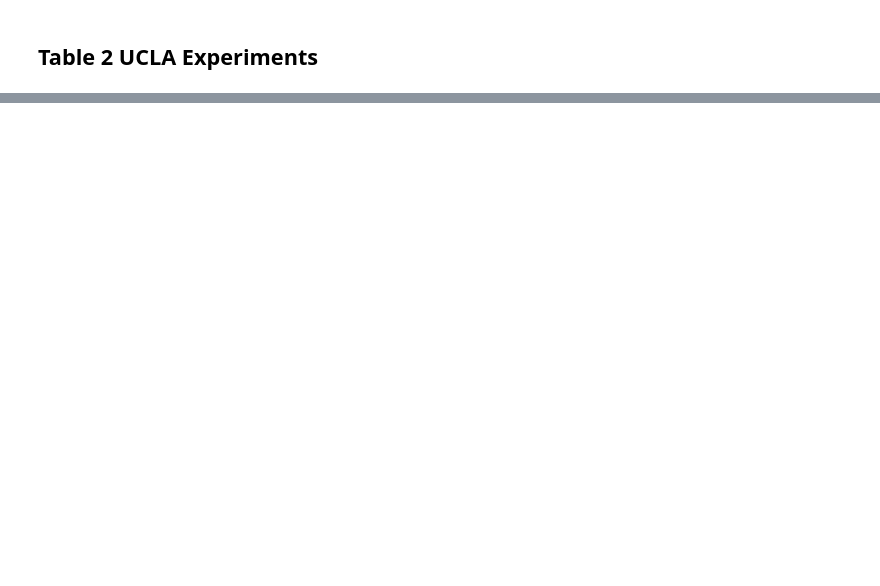
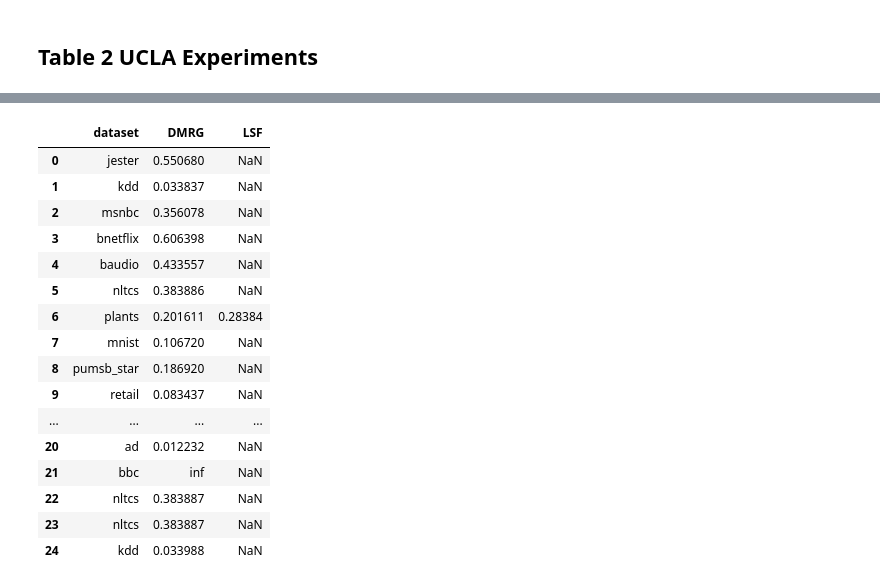
Before and after one commit to marawangamal/ptn, a Jupyter notebook: scripts/results.ipynb, the cells around one changed output, grey strips where cells are left out. Drawn from its saved outputs; the diff is of its cells as text; code cells hidden in the pictures; blank space fills up the shorter version.

```diff
--- a/scripts/results.ipynb
+++ b/scripts/results.ipynb
@@ -332 +354,3 @@ df = load_wandb_runs('ptn-dmrg', log_specs=[{'name': 'eval/loss', 'reduce': 'min
+# %%
+df_ptn = load_wandb_runs('ptn-ucla', log_specs=[{'name': 'val/loss', 'reduce': 'min'}], config_attrs=['dataset', 'model'])
 # %%
@@ -358,0 +398,27 @@ dfc.sort_values("horizon_min")
+# %%
+# Merged
+df_merged = pd.merge(
+    df_dmrg_proc.rename(columns={'nll': 'DMRG'}),
+    df_ptn_proc.rename(columns={'nll': 'LSF'}),
+    on=['dataset'],
+    how='left'
+)
+df_merged
+# %% [output]
+|  | dataset | DMRG | LSF |
+| 0 | jester | 0.550680 | NaN |
+| 1 | kdd | 0.033837 | NaN |
+| 2 | msnbc | 0.356078 | NaN |
+| 3 | bnetflix | 0.606398 | NaN |
+| 4 | baudio | 0.433557 | NaN |
+| 5 | nltcs | 0.383886 | NaN |
+| 6 | plants | 0.201611 | 0.28384 |
+| 7 | mnist | 0.106720 | NaN |
+| 8 | pumsb_star | 0.186920 | NaN |
+| 9 | retail | 0.083437 | NaN |
+| ... | ... | ... | ... |
+| 20 | ad | 0.012232 | NaN |
+| 21 | bbc | inf | NaN |
+| 22 | nltcs | 0.383887 | NaN |
+| 23 | nltcs | 0.383887 | NaN |
+| 24 | kdd | 0.033988 | NaN |
```
Also changed, not shown: parts of 8 cells of this notebook, 10 other files.
